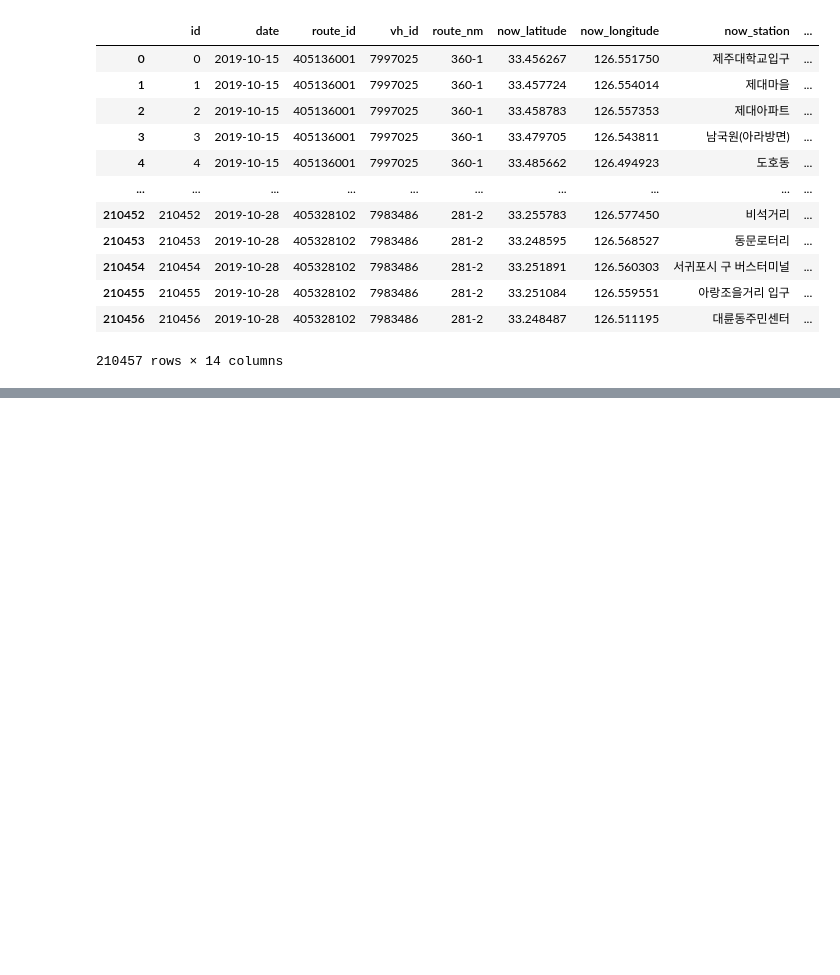
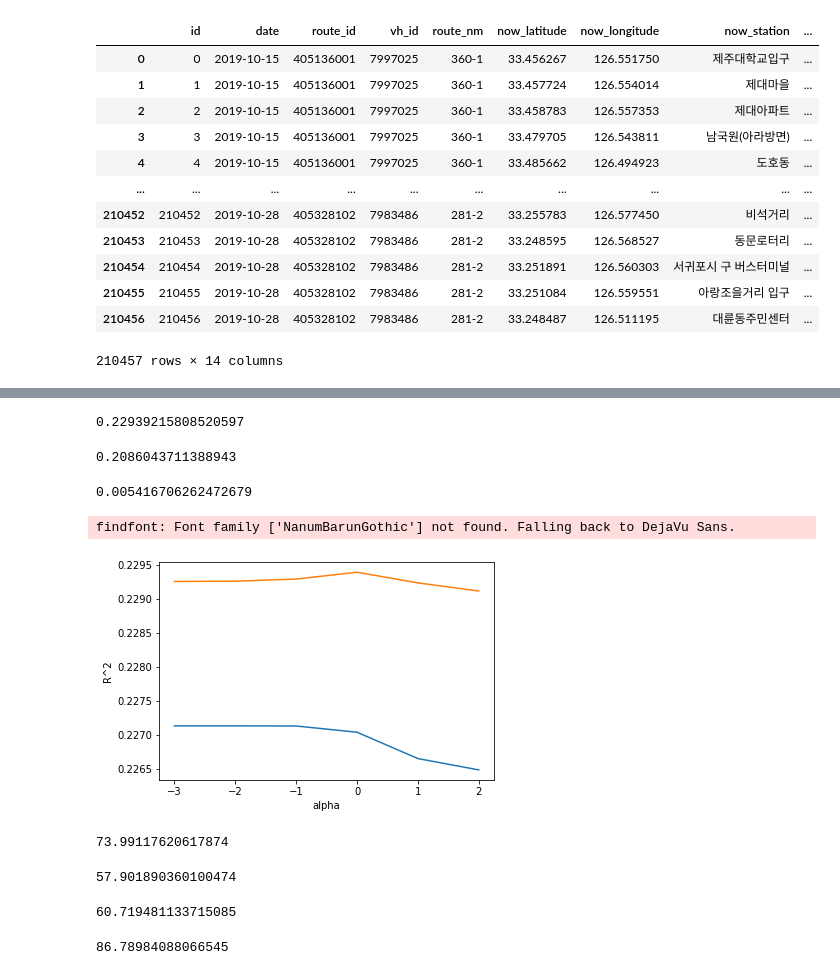
Before and after one commit to woojinhong03/My_Study_In_2022, a Jupyter notebook: bus.ipynb, the cells around one changed output, grey strips where cells are left out. Drawn from its saved outputs; the diff is of its cells as text; code cells hidden in the pictures; blank space fills up the shorter version.

```diff
--- a/bus.ipynb
+++ b/bus.ipynb
@@ -126,5 +126,8 @@ train
 test = pd.read_csv("/content/drive/MyDrive/Kaggle Study/버스 운행시간/test.csv")
 test['now_arrive_time'] = test['now_arrive_time'].str.slice(stop = -1).astype('int')
 # %%
-features = ['now_latitude','now_longitude','now_arrive_time','distance']
-target = ['next_arrive_time']
+features = ['now_latitude','now_longitude','next_latitude','next_longitude','now_arrive_time','distance']
+target = 'next_arrive_time'
+# %%
+X = train[features]
+y = train[target]
@@ -130,0 +144,2 @@ target = ['next_arrive_time']
+# %%
+X_train, X_valid, y_train, y_valid = train_test_split(X, y, test_size=0.1, random_state=42)
@@ -130,0 +172,21 @@ target = ['next_arrive_time']
+# %%
+model_dict['ridge'].score(X_valid, y_valid)
+# %% [output]
+0.22939215808520597
+# %%
+model_dict['lasso'].score(X_valid, y_valid)
+# %% [output]
+0.2086043711388943
+# %%
+model_dict['sgdc'].score(X_valid, y_valid)
+# %% [output]
+0.005416706262472679
+# %%
+train_s = []
+test_s = []
+alpha_list = [0.001,0.01,0.1,1,10,100]
+for alpha in alpha_list:
+  ridge = Ridge(alpha=alpha)
+  ridge.fit(X_train,y_train)
+  train_s.append(ridge.score(X_train,y_train))
+  test_s.append(ridge.score(X_valid, y_valid))
@@ -130,0 +195,9 @@ target = ['next_arrive_time']
+# %%
+plt.plot(np.log10(alpha_list), train_s)
+plt.plot(np.log10(alpha_list), test_s)
+plt.xlabel('alpha')
+plt.ylabel('R^2')
+plt.show()
+# %% [output]
+findfont: Font family ['NanumBarunGothic'] not found. Falling back to DejaVu Sans.
+[figure, added]
@@ -130,0 +206,20 @@ target = ['next_arrive_time']
+# %%
+RMSE = mean_squared_error(y_valid, model_result['linear'])**0.5
+RMSE
+# %% [output]
+73.99117620617874
+# %%
+RMSE = mean_squared_error(y_valid, model_result['rf'])**0.5
+RMSE
+# %% [output]
+57.901890360100474
+# %%
+RMSE = mean_squared_error(y_valid, model_result['knr'])**0.5
+RMSE
+# %% [output]
+60.719481133715085
+# %%
+RMSE = mean_squared_error(y_valid, model_result['sgdc'])**0.5
+RMSE
+# %% [output]
+86.78984088066545
```
Also changed, not shown: parts of 10 cells of this notebook.
